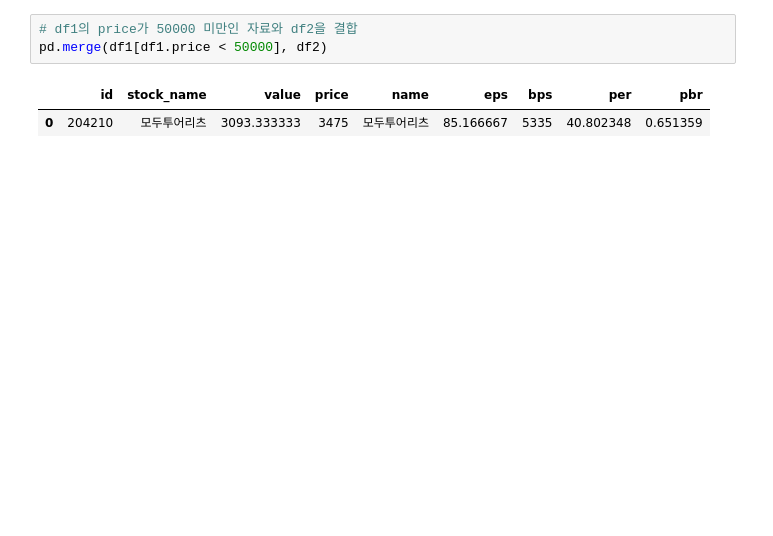
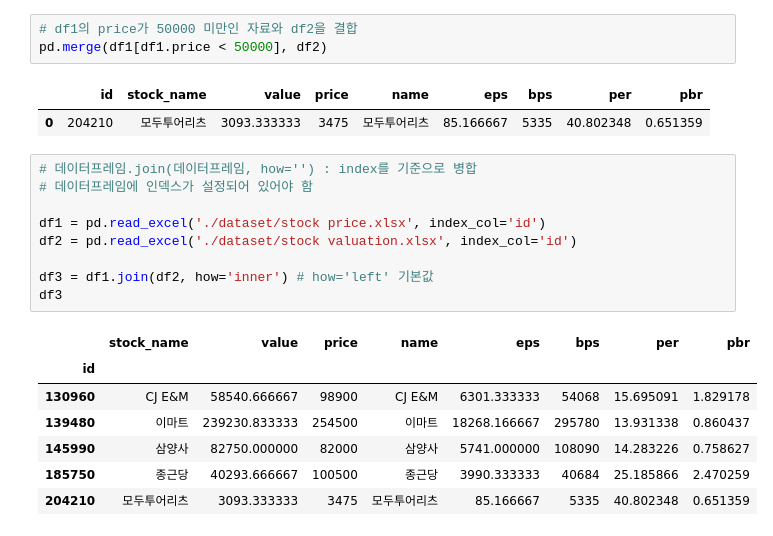
Before and after one commit to Mu-jun/python_ML_lib, a Jupyter notebook: part6-dataframe_utilization.ipynb, the cells around one changed output. Drawn from its saved outputs; the diff is of its cells as text; blank space fills up the shorter version.

```diff
--- a/part6-dataframe_applications.ipynb
+++ b/part6-dataframe_utilization.ipynb
@@ -582,3 +582,20 @@ pd.merge(df1[df1.price < 50000], df2)
 # %% [output]
 |  | id | stock_name | value | price | name | eps | bps | per | pbr |
 | 0 | 204210 | 모두투어리츠 | 3093.333333 | 3475 | 모두투어리츠 | 85.166667 | 5335 | 40.802348 | 0.651359 |
+# %%
+# 데이터프레임.join(데이터프레임, how='') : index를 기준으로 병합
+# 데이터프레임에 인덱스가 설정되어 있어야 함
+
+df1 = pd.read_excel('./dataset/stock price.xlsx', index_col='id')
+df2 = pd.read_excel('./dataset/stock valuation.xlsx', index_col='id')
+
+df3 = df1.join(df2, how='inner') # how='left' 기본값
+df3
+# %% [output]
+|  | stock_name | value | price | name | eps | bps | per | pbr |
+| id |  |  |  |  |  |  |  |  |
+| 130960 | CJ E&M | 58540.666667 | 98900 | CJ E&M | 6301.333333 | 54068 | 15.695091 | 1.829178 |
+| 139480 | 이마트 | 239230.833333 | 254500 | 이마트 | 18268.166667 | 295780 | 13.931338 | 0.860437 |
+| 145990 | 삼양사 | 82750.000000 | 82000 | 삼양사 | 5741.000000 | 108090 | 14.283226 | 0.758627 |
+| 185750 | 종근당 | 40293.666667 | 100500 | 종근당 | 3990.333333 | 40684 | 25.185866 | 2.470259 |
+| 204210 | 모두투어리츠 | 3093.333333 | 3475 | 모두투어리츠 | 85.166667 | 5335 | 40.802348 | 0.651359 |
```
Also changed, not shown: parts of 22 cells of this notebook.
